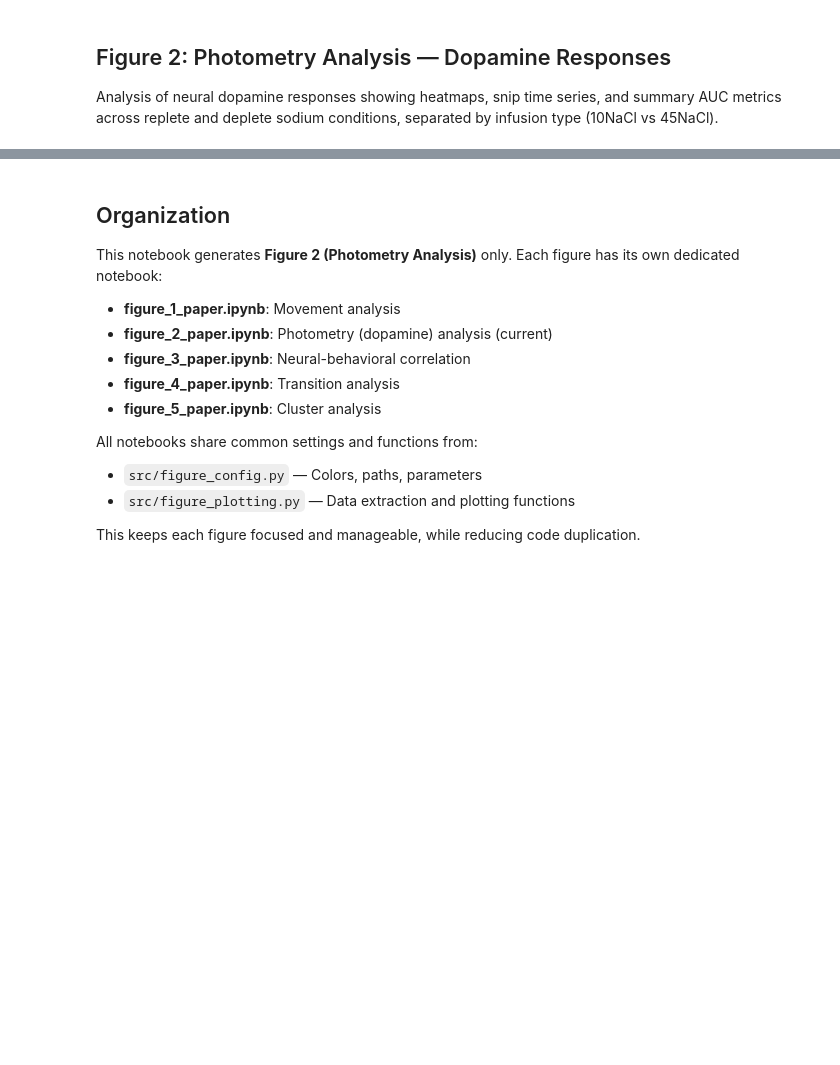
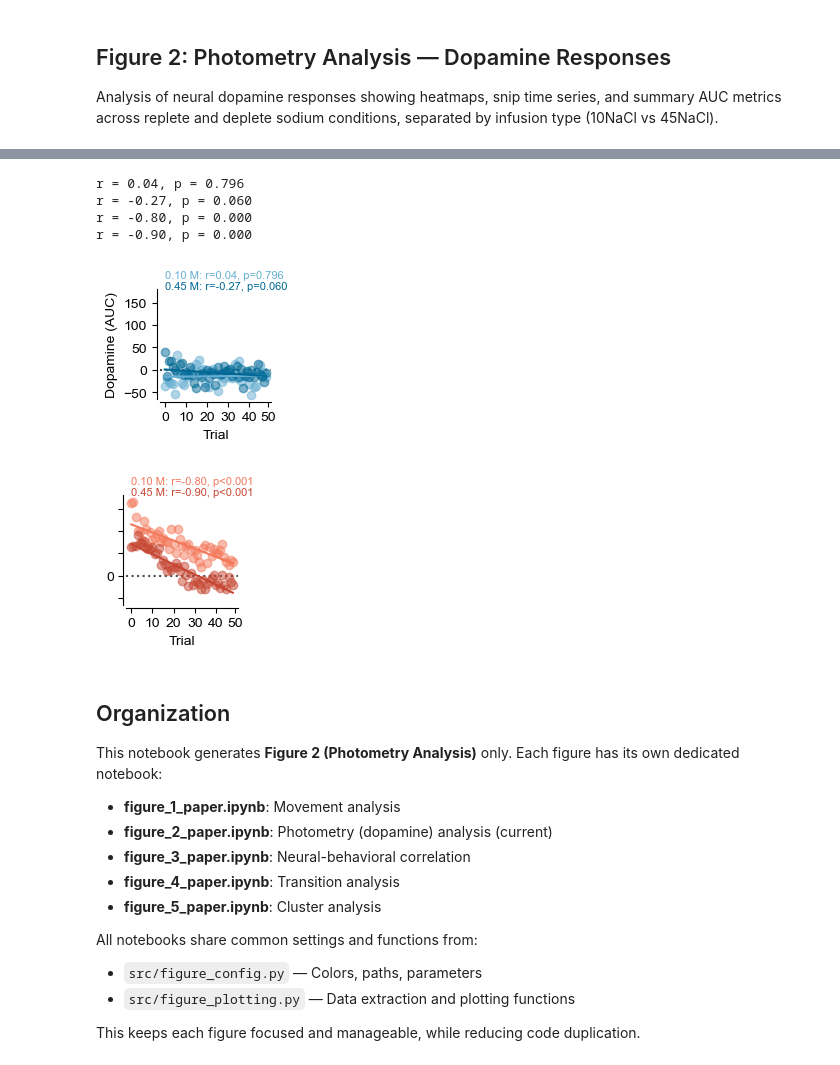
Before and after one commit to jaimemcc/bazzino, a Jupyter notebook: notebooks/figure_2_paper.ipynb, the cells around one changed output, grey strips where cells are left out. Saved outputs shown, nothing was run; the diff lists cells and outputs as text; code cells hidden in the pictures; blank space fills up the shorter version.

```diff
--- a/notebooks/figure_2_paper.ipynb
+++ b/notebooks/figure_2_paper.ipynb
@@ -220,0 +215,31 @@ Deplete + 45NaCl (n=10)        (n=10):   16.46 ± 5.10
+# %%
+def make_auc_data_per_trial(x_array, condition, infusiontype):
+
+    return (
+        x_array
+        .query("condition == @condition & infusiontype == @infusiontype")
+        .groupby("trial")
+        .auc_snips
+        .mean()
+        .values
+    )
+
+replete_10 = make_auc_data_per_trial(x_array, "replete", "10NaCl")
+replete_45 = make_auc_data_per_trial(x_array, "replete", "45NaCl")
+deplete_10 = make_auc_data_per_trial(x_array, "deplete", "10NaCl")
+deplete_45 = make_auc_data_per_trial(x_array, "deplete", "45NaCl")
+
+f = make_correlation_plot_da(replete_10, replete_45, colors[0], colors[1], yaxis=True)
+if SAVE_FIGS:
+    save_figure_atomic(f, "fig2_correlation_da_replete", FIGSFOLDER)
+
+f = make_correlation_plot_da(deplete_10, deplete_45, colors[2], colors[3])
+if SAVE_FIGS:
+    save_figure_atomic(f, "fig2_correlation_da_deplete", FIGSFOLDER)
+# %% [output]
+r = 0.04, p = 0.796
+r = -0.27, p = 0.060
+r = -0.80, p = 0.000
+r = -0.90, p = 0.000
+[figure, added]
+[figure, added]
```
Also changed, not shown: parts of 11 cells of this notebook, 6 other files.
